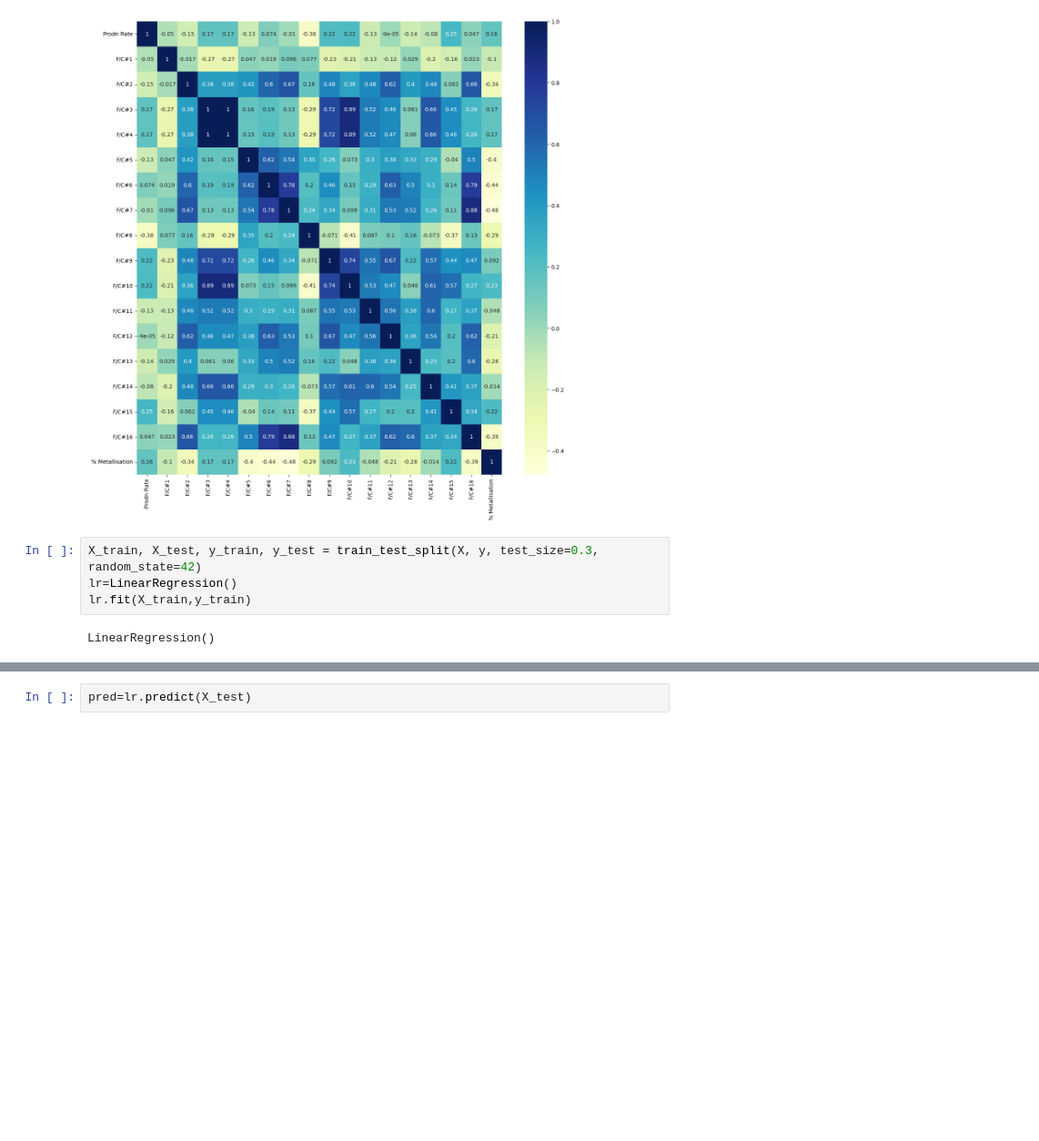
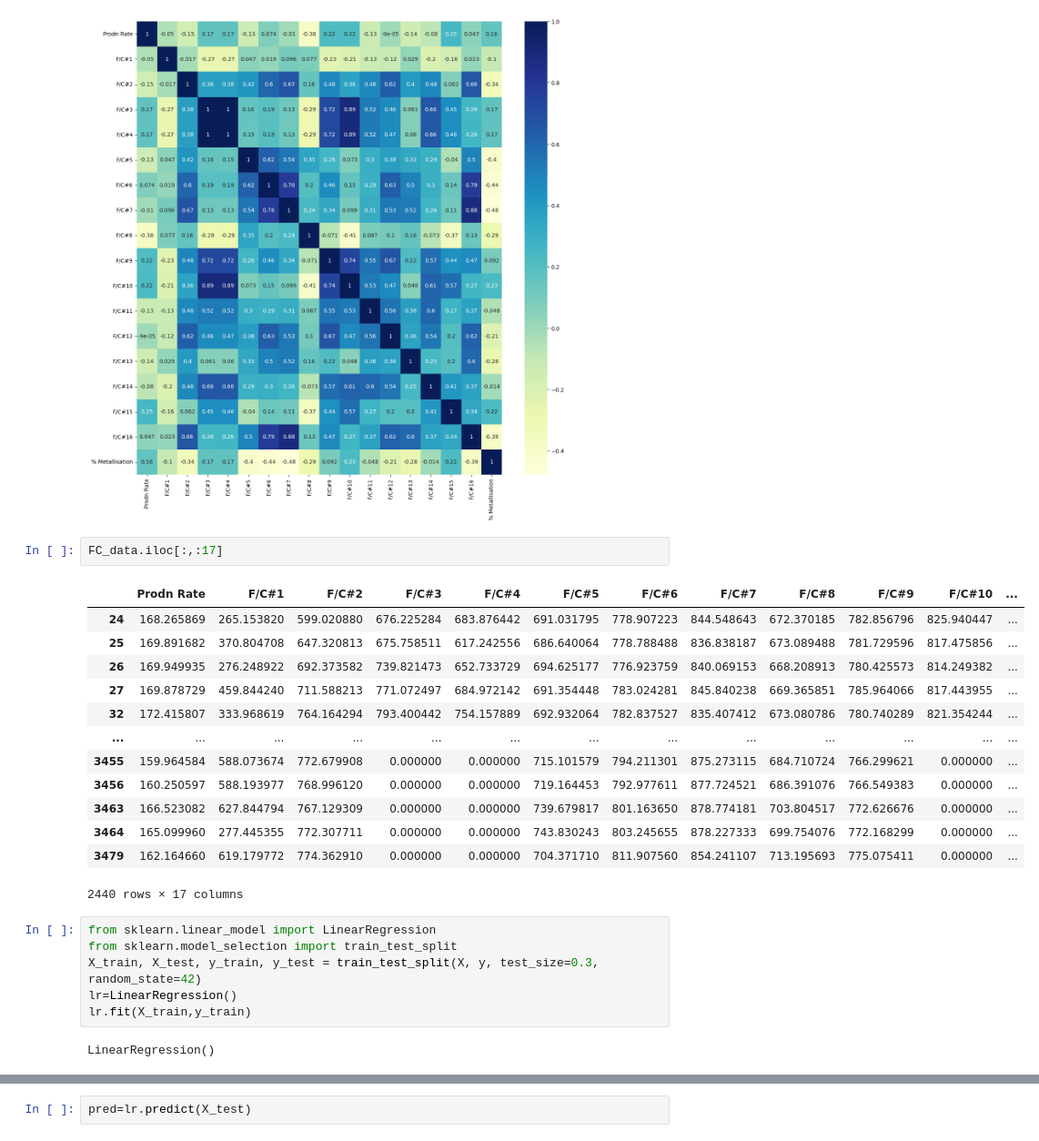
Before and after one commit to shivakshisharma/SIP_Metallisation_Project, a Jupyter notebook: SIP_project_Metallisation_V1_2.ipynb, the cells around one changed output, grey strips where cells are left out. Shown at 91% size. Saved outputs shown, nothing was run; the diff lists cells and outputs as text; blank space fills up the shorter version.

```diff
--- a/SIP_project_Metallisation_V1_2.ipynb
+++ b/SIP_project_Metallisation_V1_2.ipynb
@@ -406,7 +400,25 @@ dataplot = sns.heatmap(corr1, cmap="YlGnBu", annot=True)
 plt.show()
 # %% [output]
 [figure]
+# %%
+FC_data.iloc[:,:17]
+# %% [output]
+|  | Prodn Rate | F/C#1 | F/C#2 | F/C#3 | F/C#4 | F/C#5 | F/C#6 | F/C#7 | F/C#8 | F/C#9 | F/C#10 | ... |
+| 24 | 168.265869 | 265.153820 | 599.020880 | 676.225284 | 683.876442 | 691.031795 | 778.907223 | 844.548643 | 672.370185 | 782.856796 | 825.940447 | ... |
+| 25 | 169.891682 | 370.804708 | 647.320813 | 675.758511 | 617.242556 | 686.640064 | 778.788488 | 836.838187 | 673.089488 | 781.729596 | 817.475856 | ... |
+| 26 | 169.949935 | 276.248922 | 692.373582 | 739.821473 | 652.733729 | 694.625177 | 776.923759 | 840.069153 | 668.208913 | 780.425573 | 814.249382 | ... |
+| 27 | 169.878729 | 459.844240 | 711.588213 | 771.072497 | 684.972142 | 691.354448 | 783.024281 | 845.840238 | 669.365851 | 785.964066 | 817.443955 | ... |
+| 32 | 172.415807 | 333.968619 | 764.164294 | 793.400442 | 754.157889 | 692.932064 | 782.837527 | 835.407412 | 673.080786 | 780.740289 | 821.354244 | ... |
+| ... | ... | ... | ... | ... | ... | ... | ... | ... | ... | ... | ... | ... |
+| 3455 | 159.964584 | 588.073674 | 772.679908 | 0.000000 | 0.000000 | 715.101579 | 794.211301 | 875.273115 | 684.710724 | 766.299621 | 0.000000 | ... |
+| 3456 | 160.250597 | 588.193977 | 768.996120 | 0.000000 | 0.000000 | 719.164453 | 792.977611 | 877.724521 | 686.391076 | 766.549383 | 0.000000 | ... |
+| 3463 | 166.523082 | 627.844794 | 767.129309 | 0.000000 | 0.000000 | 739.679817 | 801.163650 | 878.774181 | 703.804517 | 772.626676 | 0.000000 | ... |
+| 3464 | 165.099960 | 277.445355 | 772.307711 | 0.000000 | 0.000000 | 743.830243 | 803.245655 | 878.227333 | 699.754076 | 772.168299 | 0.000000 | ... |
+| 3479 | 162.164660 | 619.179772 | 774.362910 | 0.000000 | 0.000000 | 704.371710 | 811.907560 | 854.241107 | 713.195693 | 775.075411 | 0.000000 | ... |
+2440 rows × 17 columns
 # %%
+from sklearn.linear_model import LinearRegression
+from sklearn.model_selection import train_test_split
 X_train, X_test, y_train, y_test = train_test_split(X, y, test_size=0.3, random_state=42)
 lr=LinearRegression()
 lr.fit(X_train,y_train)
```
Also changed, not shown: parts of 54 cells of this notebook.
